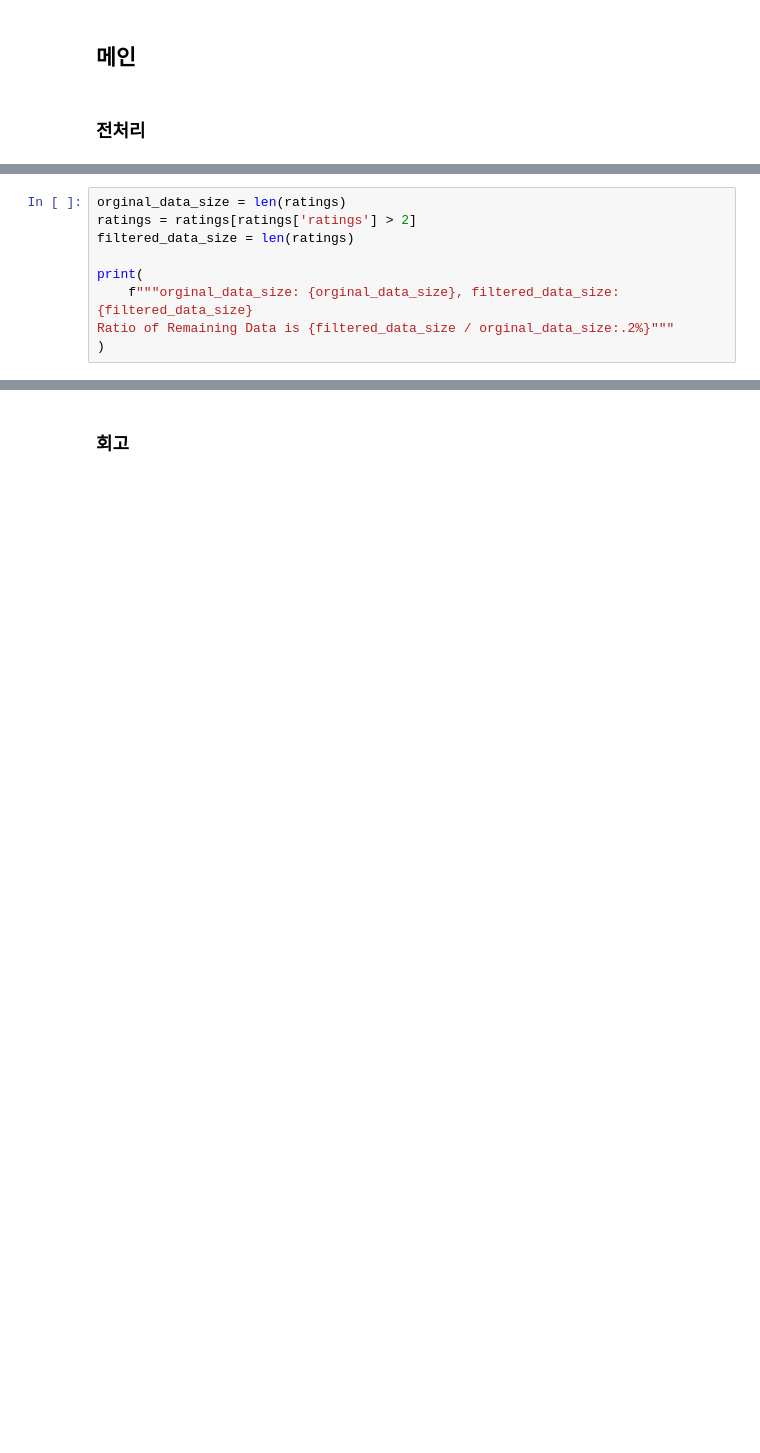
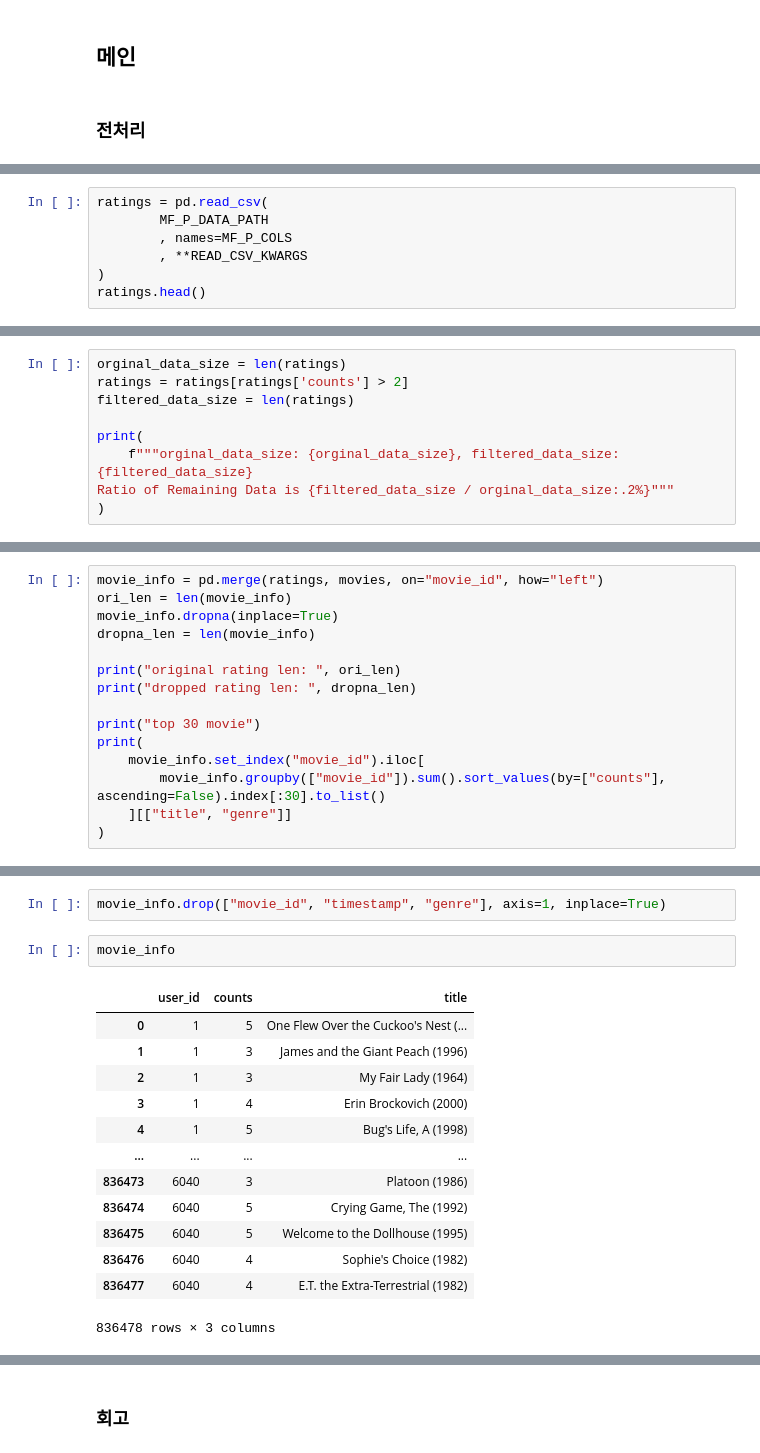
Before and after one commit to hwangsae91/project_so, a Jupyter notebook: exploration/[Exp_15]20221104.ipynb, the cells around one changed output, grey strips where cells are left out. Drawn from its saved outputs; the diff is of its cells as text; blank space fills up the shorter version.

```diff
--- a/exploration/[Exp_15]20221104.ipynb
+++ b/exploration/[Exp_15]20221104.ipynb
@@ -75,0 +44,7 @@ for idx, ax in enumerate(axs):
+# %%
+ratings = pd.read_csv(
+        MF_P_DATA_PATH
+        , names=MF_P_COLS
+        , **READ_CSV_KWARGS
+)
+ratings.head()
@@ -76,6 +61,6 @@ for idx, ax in enumerate(axs):
 # %%
 orginal_data_size = len(ratings)
-ratings = ratings[ratings['ratings'] > 2]
+ratings = ratings[ratings['counts'] > 2]
 filtered_data_size = len(ratings)
 
 print(
@@ -407,0 +110,15 @@ print(summarize(text, ratio=0.005))
+# %%
+movie_info = pd.merge(ratings, movies, on="movie_id", how="left")
+ori_len = len(movie_info)
+movie_info.dropna(inplace=True)
+dropna_len = len(movie_info)
+
+print("original rating len: ", ori_len)
+print("dropped rating len: ", dropna_len)
+
+print("top 30 movie")
+print(
+    movie_info.set_index("movie_id").iloc[
+        movie_info.groupby(["movie_id"]).sum().sort_values(by=["counts"], ascending=False).index[:30].to_list()
+    ][["title", "genre"]]
+)
@@ -407,0 +154,18 @@ print(summarize(text, ratio=0.005))
+# %%
+movie_info.drop(["movie_id", "timestamp", "genre"], axis=1, inplace=True)
+# %%
+movie_info
+# %% [output]
+|  | user_id | counts | title |
+| 0 | 1 | 5 | One Flew Over the Cuckoo's Nest (... |
+| 1 | 1 | 3 | James and the Giant Peach (1996) |
+| 2 | 1 | 3 | My Fair Lady (1964) |
+| 3 | 1 | 4 | Erin Brockovich (2000) |
+| 4 | 1 | 5 | Bug's Life, A (1998) |
+| ... | ... | ... | ... |
+| 836473 | 6040 | 3 | Platoon (1986) |
+| 836474 | 6040 | 5 | Crying Game, The (1992) |
+| 836475 | 6040 | 5 | Welcome to the Dollhouse (1995) |
+| 836476 | 6040 | 4 | Sophie's Choice (1982) |
+| 836477 | 6040 | 4 | E.T. the Extra-Terrestrial (1982) |
+836478 rows × 3 columns
```
Also changed, not shown: parts of 88 cells of this notebook.
